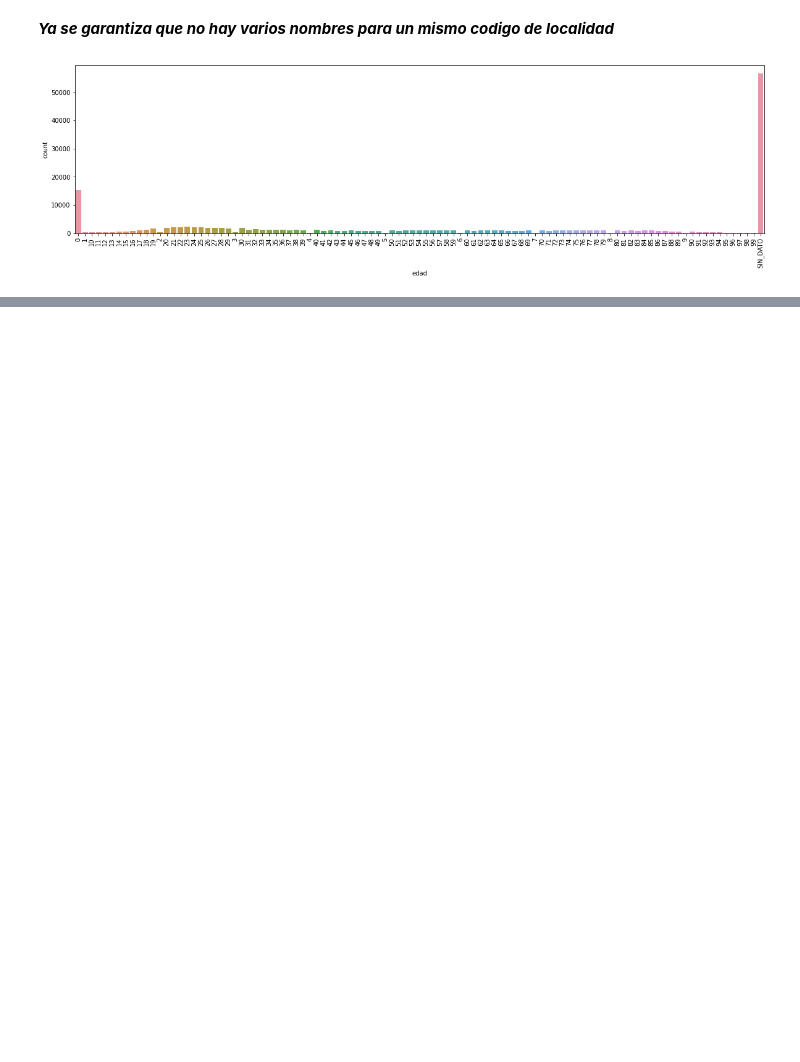
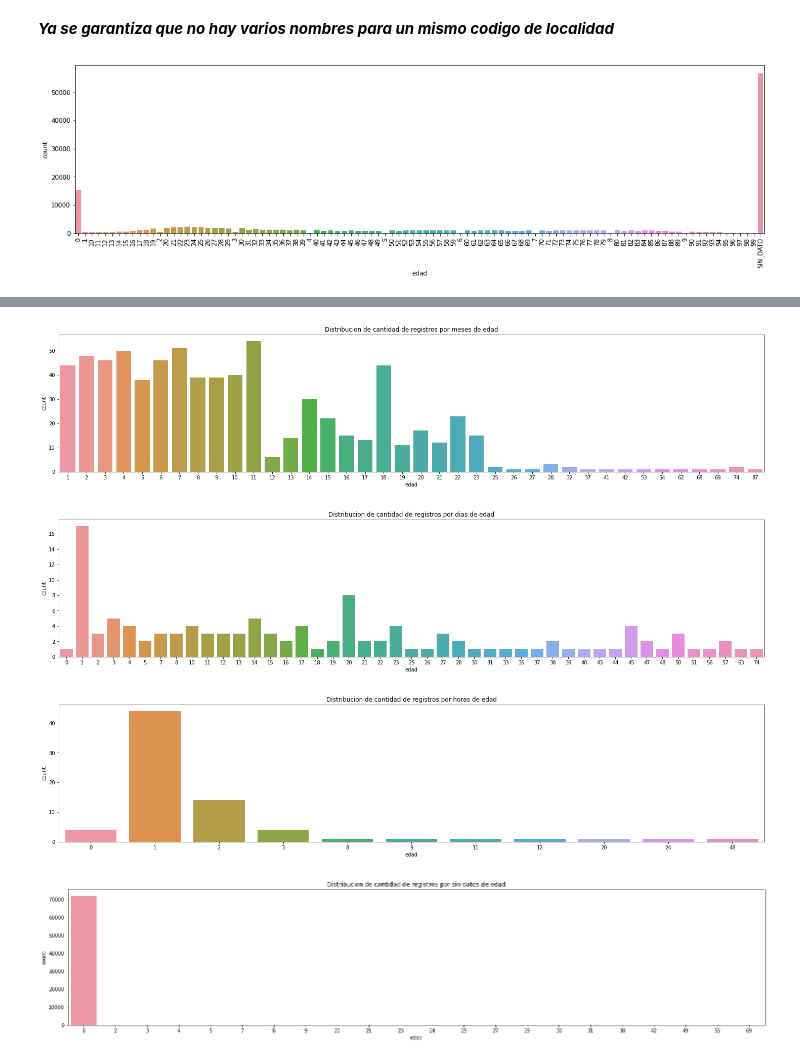
Before and after one commit to ceao1/linea123_bogota, a Jupyter notebook: analisis.ipynb, the cells around one changed output, grey strips where cells are left out. Drawn from its saved outputs; the diff is of its cells as text; code cells hidden in the pictures; blank space fills up the shorter version.

```diff
--- a/analisis.ipynb
+++ b/analisis.ipynb
@@ -109,0 +153,26 @@ Igualmente se observa que el valor 0 tiene particularmente un valor alto, lo que
+# %%
+#al ver q existen unidades de meses, dias y horas se procede a revisar la variable edad para estas unidades
+plt.figure(figsize=(25,5))
+meses = sns.countplot(df20[df20['unidad_edad']=='Meses']['edad'])
+plt.title('Distribucion de cantidad de registros por meses de edad')
+plt.show()
+
+plt.figure(figsize=(25,5))
+meses = sns.countplot(df20[df20['unidad_edad']=='Dias']['edad'])
+plt.title('Distribucion de cantidad de registros por dias de edad')
+plt.show()
+
+plt.figure(figsize=(25,5))
+meses = sns.countplot(df20[df20['unidad_edad']=='Horas']['edad'])
+plt.title('Distribucion de cantidad de registros por horas de edad')
+plt.show()
+
+plt.figure(figsize=(25,5))
+meses = sns.countplot(df20[df20['unidad_edad']=='SIN_DATO']['edad'])
+plt.title('Distribucion de cantidad de registros por sin datos de edad')
+plt.show()
+# %% [output]
+[figure, added]
+[figure, added]
+[figure, added]
+[figure, added]
```
Also changed, not shown: parts of 11 cells of this notebook.
